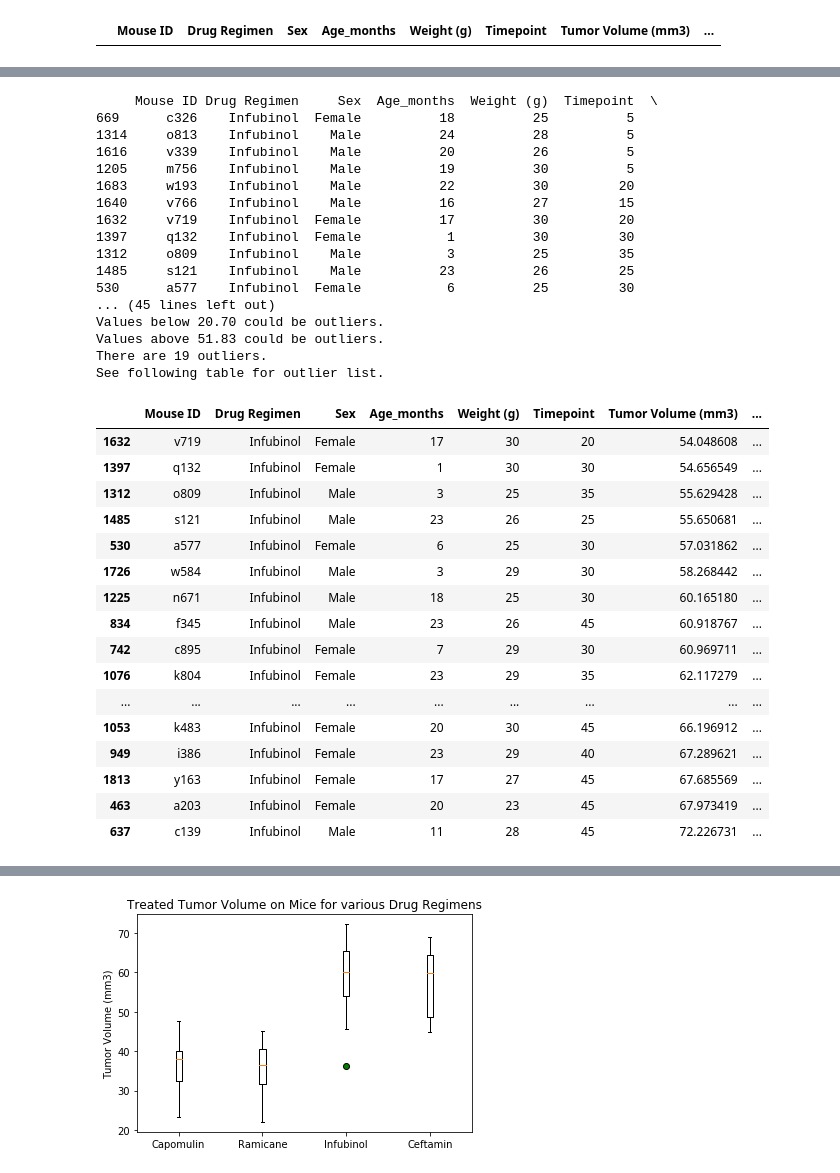
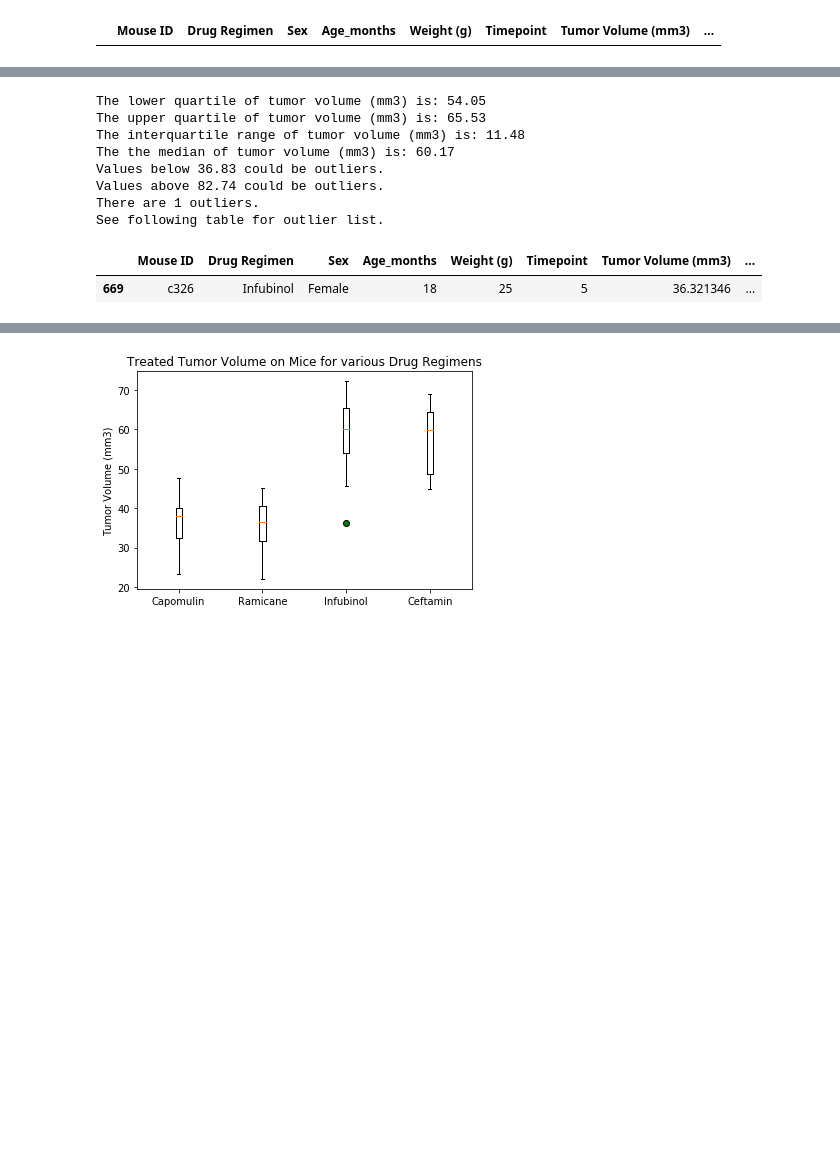
Before and after one commit to annabelcheong/matplotlib, a Jupyter notebook: pymaceuticals.ipynb, the cells around one changed output, grey strips where cells are left out. Drawn from its saved outputs; the diff is of its cells as text; code cells hidden in the pictures; blank space fills up the shorter version.

```diff
--- a/pymaceuticals.ipynb
+++ b/pymaceuticals.ipynb
@@ -396,67 +383,43 @@ See following table for outlier list.
 #Filter for Regimen "Infubinol" rows
 infub=tumor_vol[tumor_vol["Drug Regimen"].isin(["Infubinol"])]
 infub=infub.sort_values(by="Tumor Volume (mm3)", ascending=True)
-print(infub)
+# print(infub)
 
 #Determine Quartiles, IQR, Outliers.
-quartiles = capomul["Tumor Volume (mm3)"].quantile([.25,.5,.75])
+quartiles = infub["Tumor Volume (mm3)"].quantile([.25,.5,.75])
 lowerq = quartiles[0.25]
 upperq = quartiles[0.75]
 iqr = upperq-lowerq
 
 print(f"The lower quartile of tumor volume (mm3) is: {lowerq:.2f}")
 print(f"The upper quartile of tumor volume (mm3) is: {upperq:.2f}")
 print(f"The interquartile range of tumor volume (mm3) is: {iqr:.2f}")
 print(f"The the median of tumor volume (mm3) is: {quartiles[0.5]:.2f} ")
 
 #Outliers, values below lower_bound and values above upper_bound
 lower_bound = lowerq - (1.5*iqr)
 upper_bound = upperq + (1.5*iqr)
 print(f"Values below {lower_bound:.2f} could be outliers.")
 print(f"Values above {upper_bound:.2f} could be outliers.")
 
 #Outliers Table
 infub_outlier=infub[(infub["Tumor Volume (mm3)"]<lower_bound)|(infub["Tumor Volume (mm3)"]>upper_bound)]
 
 x=infub_outlier.count()["Mouse ID"]
 print(f"There are {x} outliers. \nSee following table for outlier list.")
 #print outlier table
 infub_outlier
 # %% [output]
-     Mouse ID Drug Regimen     Sex  Age_months  Weight (g)  Timepoint  \
-669      c326    Infubinol  Female          18          25          5
-1314     o813    Infubinol    Male          24          28          5
-1616     v339    Infubinol    Male          20          26          5
-1205     m756    Infubinol    Male          19          30          5
-1683     w193    Infubinol    Male          22          30         20
-1640     v766    Infubinol    Male          16          27         15
-1632     v719    Infubinol  Female          17          30         20
-1397     q132    Infubinol  Female           1          30         30
-1312     o809    Infubinol    Male           3          25         35
-1485     s121    Infubinol    Male          23          26         25
-530      a577    Infubinol  Female           6          25         30
-... (45 lines left out)
-Values below 20.70 could be outliers.
-Values above 51.83 could be outliers.
-There are 19 outliers.
+The lower quartile of tumor volume (mm3) is: 54.05
+The upper quartile of tumor volume (mm3) is: 65.53
+The interquartile range of tumor volume (mm3) is: 11.48
+The the median of tumor volume (mm3) is: 60.17
+Values below 36.83 could be outliers.
+Values above 82.74 could be outliers.
+There are 1 outliers.
 See following table for outlier list.
 |  | Mouse ID | Drug Regimen | Sex | Age_months | Weight (g) | Timepoint | Tumor Volume (mm3) | ... |
-| 1632 | v719 | Infubinol | Female | 17 | 30 | 20 | 54.048608 | ... |
-| 1397 | q132 | Infubinol | Female | 1 | 30 | 30 | 54.656549 | ... |
-| 1312 | o809 | Infubinol | Male | 3 | 25 | 35 | 55.629428 | ... |
-| 1485 | s121 | Infubinol | Male | 23 | 26 | 25 | 55.650681 | ... |
-| 530 | a577 | Infubinol | Female | 6 | 25 | 30 | 57.031862 | ... |
-| 1726 | w584 | Infubinol | Male | 3 | 29 | 30 | 58.268442 | ... |
-| 1225 | n671 | Infubinol | Male | 18 | 25 | 30 | 60.165180 | ... |
-| 834 | f345 | Infubinol | Male | 23 | 26 | 45 | 60.918767 | ... |
-| 742 | c895 | Infubinol | Female | 7 | 29 | 30 | 60.969711 | ... |
-| 1076 | k804 | Infubinol | Female | 23 | 29 | 35 | 62.117279 | ... |
-| ... | ... | ... | ... | ... | ... | ... | ... | ... |
-| 1053 | k483 | Infubinol | Female | 20 | 30 | 45 | 66.196912 | ... |
-| 949 | i386 | Infubinol | Female | 23 | 29 | 40 | 67.289621 | ... |
-| 1813 | y163 | Infubinol | Female | 17 | 27 | 45 | 67.685569 | ... |
-| 463 | a203 | Infubinol | Female | 20 | 23 | 45 | 67.973419 | ... |
-| 637 | c139 | Infubinol | Male | 11 | 28 | 45 | 72.226731 | ... |
+| 669 | c326 | Infubinol | Female | 18 | 25 | 5 | 36.321346 | ... |
 # %%
 #CEFTAMIN QUARTILES AND OUTLIERS
 # Calculate the final tumor volume of each mouse across Ceftamin.
```
Also changed, not shown: parts of 13 cells of this notebook, 1 other file.
